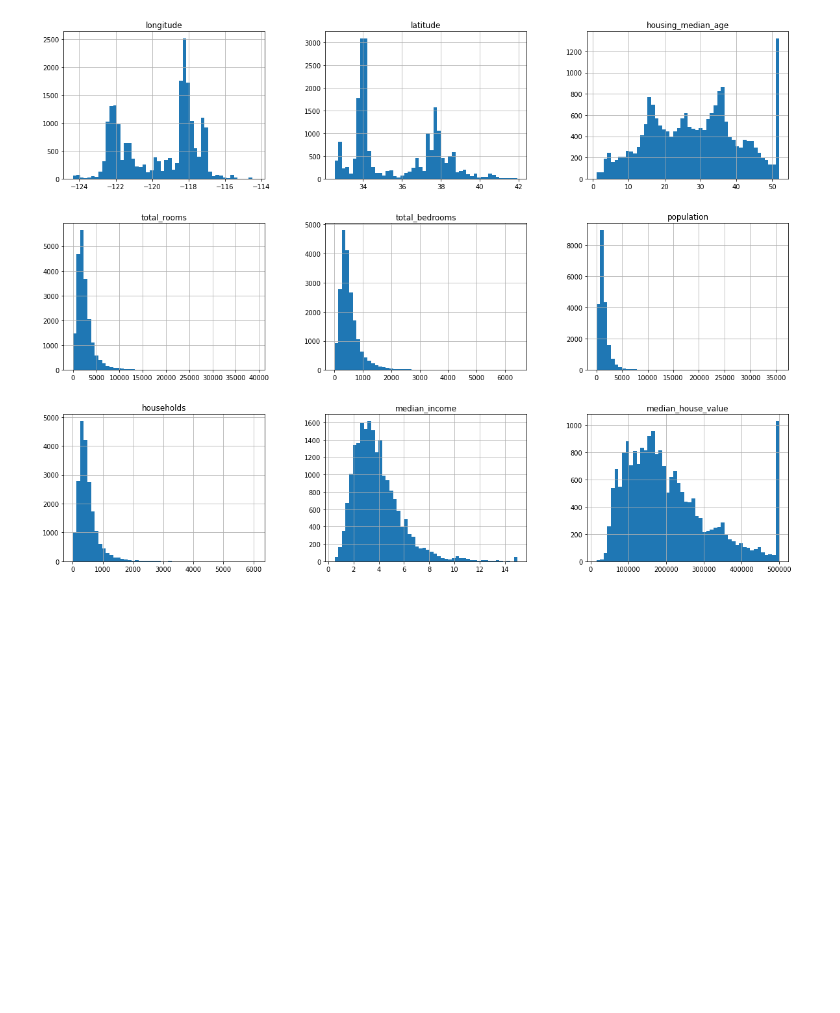
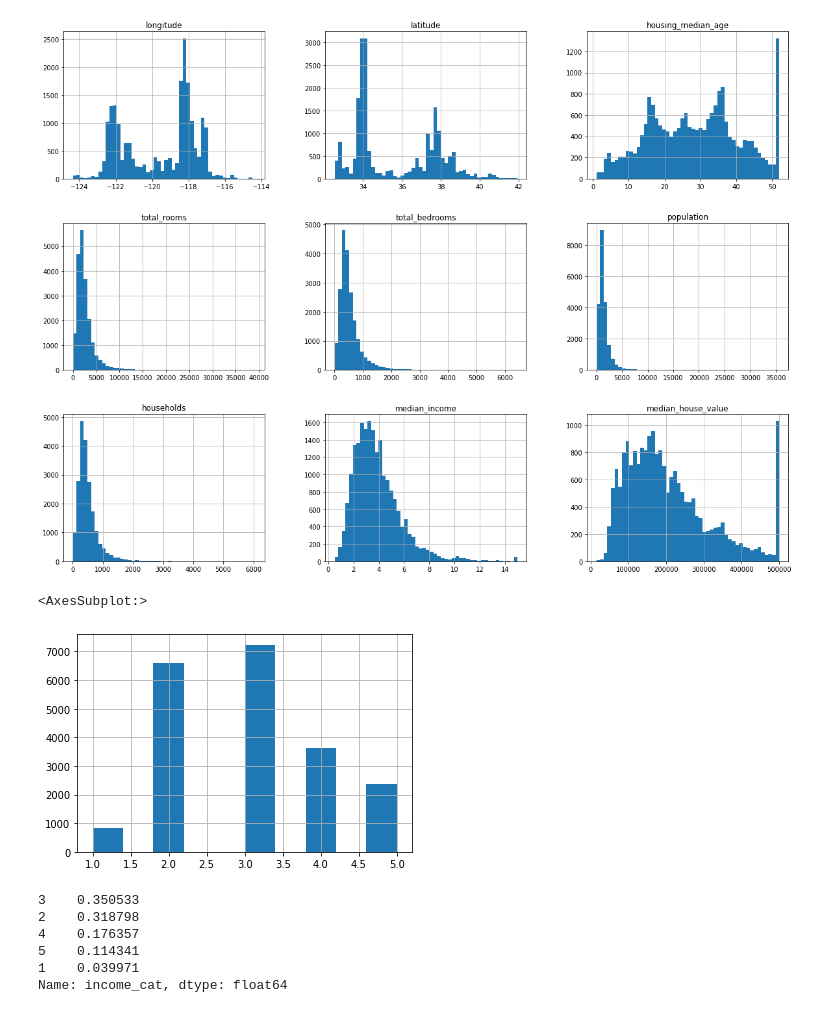
Before and after one commit to Jiamaca/housing-prices, a Jupyter notebook: my_env/housing.ipynb, the cells around one changed output. Cells and saved outputs as stored; diff of their text form; code cells hidden in the pictures; blank space fills up the shorter version.

Commit message:
Adição da categorização da renda média
Adição da categorização da renda média e comparação da estratificação x amostragem aleatória

```diff
--- a/my_env/housing.ipynb
+++ b/my_env/housing.ipynb
@@ -89,3 +90,13 @@ housing.hist(bins=50, figsize=(20,15))
 plt.show()
 # %% [output]
 [figure]
+# %%
+##estratificação dos dados da renda média, para evitar ser tendencioso
+housing["income_cat"] = pd.cut(housing["median_income"],
+                              bins =[0., 1.5,3,4.5,6, np.inf],
+                              labels = [1,2,3,4,5])
+# %%
+housing["income_cat"].hist()
+# %% [output]
+<AxesSubplot:>
+[figure, added]
@@ -91,0 +109,10 @@ plt.show()
+# %%
+##Vemos que de fato os dados de teste estão seguindo a proporção desejada, logo não estamos sendo tendenciosos
+strat_test_set["income_cat"].value_counts()/len(strat_test_set)
+# %% [output]
+3    0.350533
+2    0.318798
+4    0.176357
+5    0.114341
+1    0.039971
+Name: income_cat, dtype: float64
```
Also changed, not shown: parts of 5 cells of this notebook.
